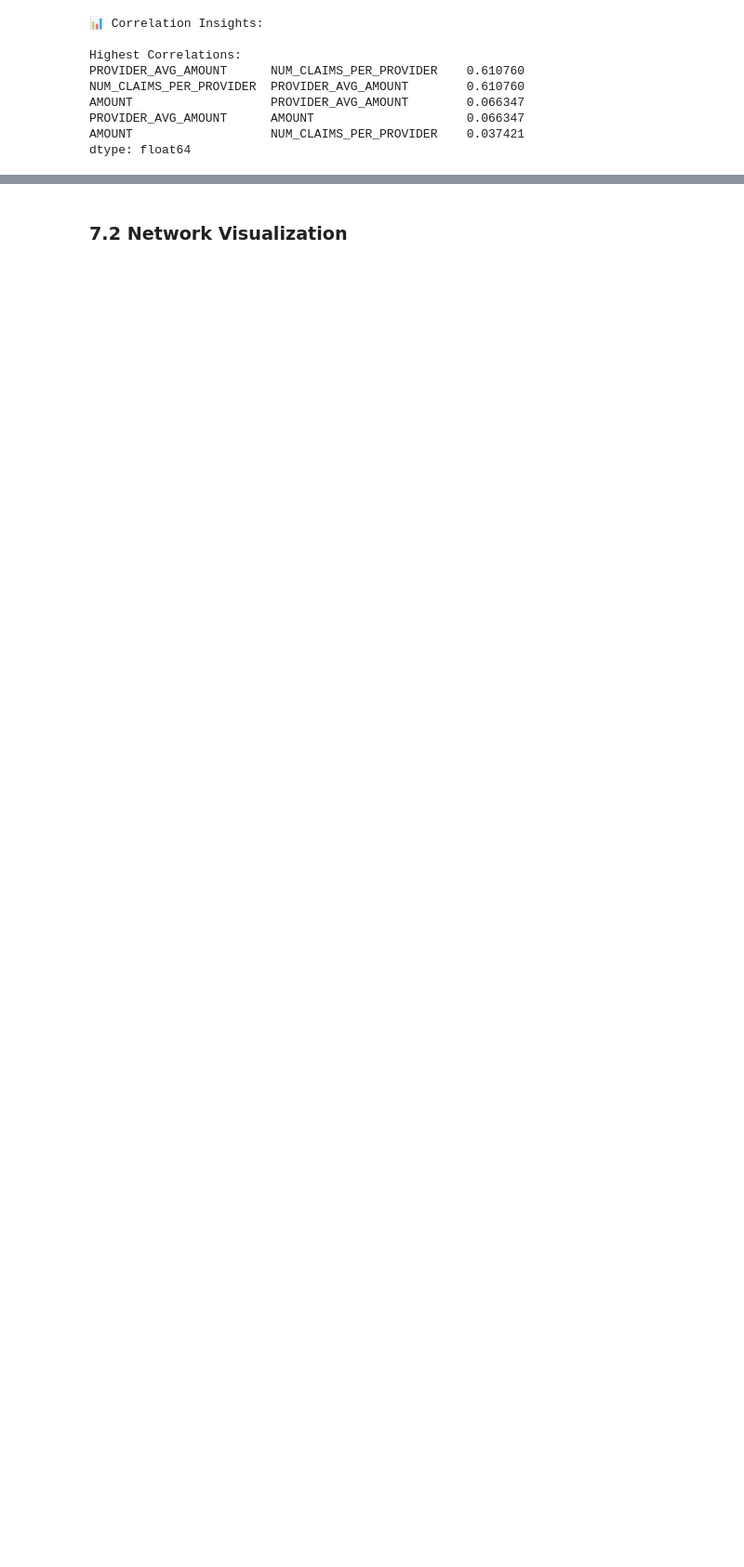
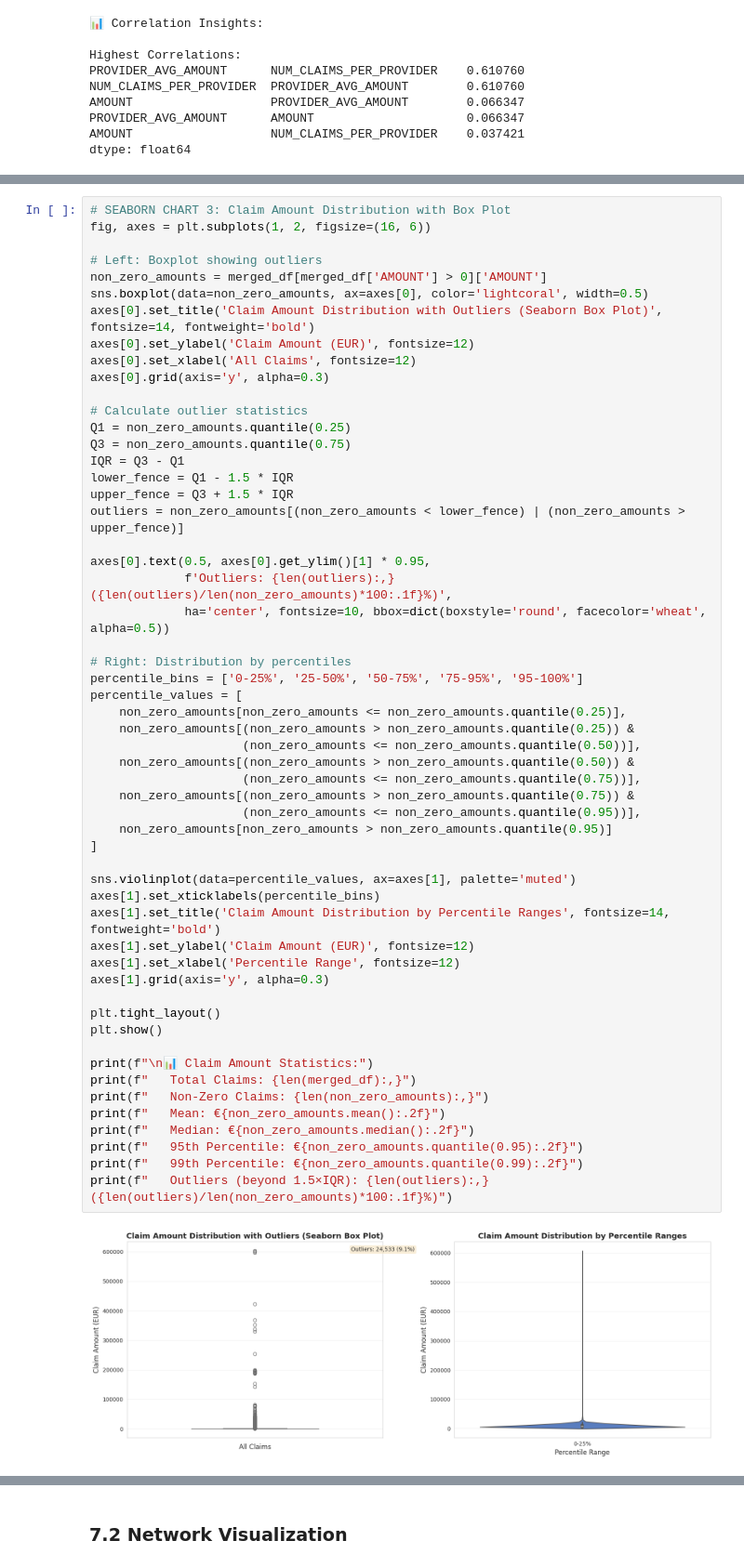
Before and after one commit to nithinmohantk/ucdpa-ml-capstone-project-healthcare-fraud-detection-ireland, a Jupyter notebook: notebooks/healthcare_fwa_consolidated_final.ipynb, the cells around one changed output, grey strips where cells are left out. Shown at 93% size. Cells and saved outputs as stored; diff of their text form; blank space fills up the shorter version.

```diff
--- a/notebooks/healthcare_fwa_consolidated_final.ipynb
+++ b/notebooks/healthcare_fwa_consolidated_final.ipynb
@@ -493,0 +576,57 @@ dtype: float64
+# %%
+# SEABORN CHART 3: Claim Amount Distribution with Box Plot
+fig, axes = plt.subplots(1, 2, figsize=(16, 6))
+
+# Left: Boxplot showing outliers
+non_zero_amounts = merged_df[merged_df['AMOUNT'] > 0]['AMOUNT']
+sns.boxplot(data=non_zero_amounts, ax=axes[0], color='lightcoral', width=0.5)
+axes[0].set_title('Claim Amount Distribution with Outliers (Seaborn Box Plot)', fontsize=14, fontweight='bold')
+axes[0].set_ylabel('Claim Amount (EUR)', fontsize=12)
+axes[0].set_xlabel('All Claims', fontsize=12)
+axes[0].grid(axis='y', alpha=0.3)
+
+# Calculate outlier statistics
+Q1 = non_zero_amounts.quantile(0.25)
+Q3 = non_zero_amounts.quantile(0.75)
+IQR = Q3 - Q1
+lower_fence = Q1 - 1.5 * IQR
+upper_fence = Q3 + 1.5 * IQR
+outliers = non_zero_amounts[(non_zero_amounts < lower_fence) | (non_zero_amounts > upper_fence)]
+
+axes[0].text(0.5, axes[0].get_ylim()[1] * 0.95,
+             f'Outliers: {len(outliers):,} ({len(outliers)/len(non_zero_amounts)*100:.1f}%)',
+             ha='center', fontsize=10, bbox=dict(boxstyle='round', facecolor='wheat', alpha=0.5))
+
+# Right: Distribution by percentiles
+percentile_bins = ['0-25%', '25-50%', '50-75%', '75-95%', '95-100%']
+percentile_values = [
+    non_zero_amounts[non_zero_amounts <= non_zero_amounts.quantile(0.25)],
+    non_zero_amounts[(non_zero_amounts > non_zero_amounts.quantile(0.25)) &
+                     (non_zero_amounts <= non_zero_amounts.quantile(0.50))],
+    non_zero_amounts[(non_zero_amounts > non_zero_amounts.quantile(0.50)) &
+                     (non_zero_amounts <= non_zero_amounts.quantile(0.75))],
+    non_zero_amounts[(non_zero_amounts > non_zero_amounts.quantile(0.75)) &
+                     (non_zero_amounts <= non_zero_amounts.quantile(0.95))],
+    non_zero_amounts[non_zero_amounts > non_zero_amounts.quantile(0.95)]
+]
+
+sns.violinplot(data=percentile_values, ax=axes[1], palette='muted')
+axes[1].set_xticklabels(percentile_bins)
+axes[1].set_title('Claim Amount Distribution by Percentile Ranges', fontsize=14, fontweight='bold')
+axes[1].set_ylabel('Claim Amount (EUR)', fontsize=12)
+axes[1].set_xlabel('Percentile Range', fontsize=12)
+axes[1].grid(axis='y', alpha=0.3)
+
+plt.tight_layout()
+plt.show()
+
+print(f"\n📊 Claim Amount Statistics:")
+print(f"   Total Claims: {len(merged_df):,}")
+print(f"   Non-Zero Claims: {len(non_zero_amounts):,}")
+print(f"   Mean: €{non_zero_amounts.mean():.2f}")
+print(f"   Median: €{non_zero_amounts.median():.2f}")
+print(f"   95th Percentile: €{non_zero_amounts.quantile(0.95):.2f}")
+print(f"   99th Percentile: €{non_zero_amounts.quantile(0.99):.2f}")
+print(f"   Outliers (beyond 1.5×IQR): {len(outliers):,} ({len(outliers)/len(non_zero_amounts)*100:.1f}%)")
+# %% [output]
+[figure, added]
```
Also changed, not shown: parts of 13 cells of this notebook, 38 other files.
